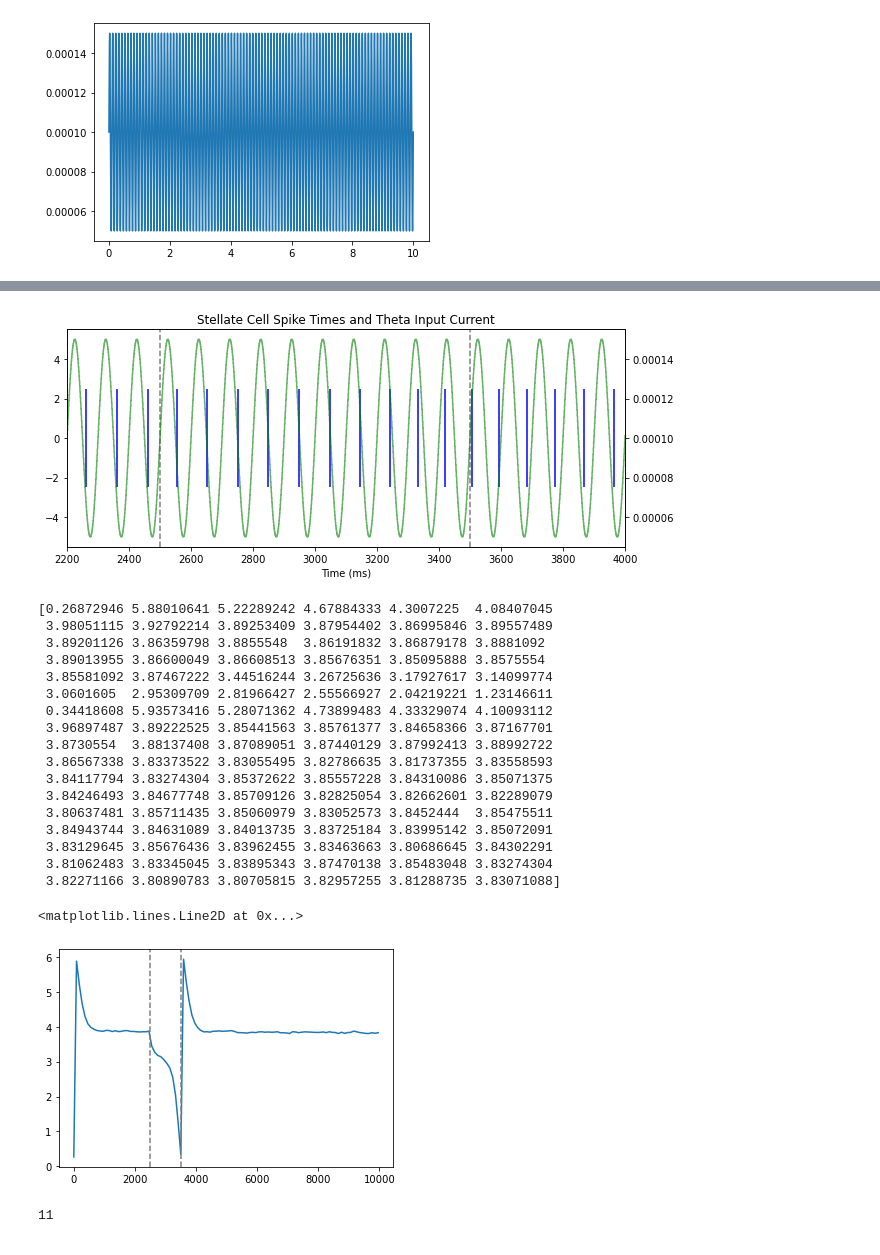
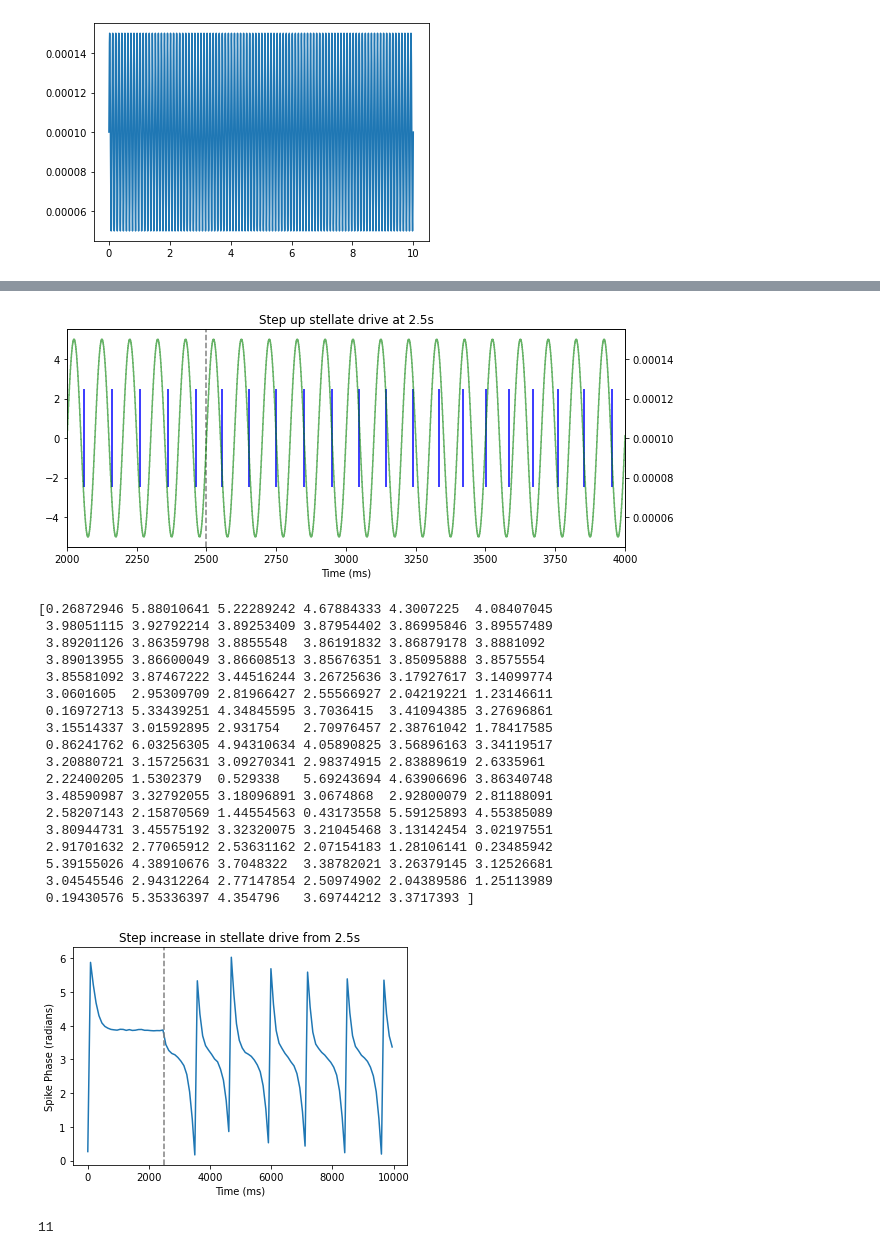
Before and after one commit to tiny-infinity/GridCellsTheta, a Jupyter notebook: amitabha_bose.ipynb, the cells around one changed output, grey strips where cells are left out. Saved outputs shown, nothing was run; the diff lists cells and outputs as text; code cells hidden in the pictures.

Commit message:
short excitatory input shows precess

```diff
--- a/amitabha_bose.ipynb
+++ b/amitabha_bose.ipynb
@@ -109,39 +109,45 @@ ax1 = ax.twinx()
 ax1.plot(time, i_theta.to_python(), color='g', alpha=0.6)
 ax.eventplot(spike_times, lineoffsets=0, colors='blue', linelengths=5)
 ax.set_xlabel('Time (ms)')
-ax.set_title('Stellate Cell Spike Times and Theta Input Current')
-ax.set_xlim(2200,4000)
+ax.set_title('Step up stellate drive at 2.5s')
+ax.set_xlim(2000,4000)
 ax.axvline(x=2500, color='gray', linestyle='--')
-ax.axvline(x=3500, color='gray', linestyle='--')
+#ax.axvline(x=3500, color='gray', linestyle='--')
+plt.savefig("save_figs/theta_spk_times_step_0.png")
 plt.show()
 # %% [output]
-[figure, old version]
+[figure, new version]
 # %%
 spike_phases = freq * 2* np.pi * (np.array(spike_times.to_python())/1000)%(2*np.pi)
 print(spike_phases)
 plt.plot(spike_times.to_python(),spike_phases)
 plt.axvline(x=2500, color='gray', linestyle='--')
-plt.axvline(x=3500, color='gray', linestyle='--')
+plt.xlabel('Time (ms)')
+plt.ylabel('Spike Phase (radians)')
+plt.title("Step increase in stellate drive from 2.5s")
+#plt.axvline(x=3500, color='gray', linestyle='--')
+plt.savefig('save_figs/phase_prec_step_sig_0.png',dpi=300)
+plt.show()
 # %% [output]
 [0.26872946 5.88010641 5.22289242 4.67884333 4.3007225  4.08407045
  3.98051115 3.92792214 3.89253409 3.87954402 3.86995846 3.89557489
  3.89201126 3.86359798 3.8855548  3.86191832 3.86879178 3.8881092
  3.89013955 3.86600049 3.86608513 3.85676351 3.85095888 3.8575554
  3.85581092 3.87467222 3.44516244 3.26725636 3.17927617 3.14099774
  3.0601605  2.95309709 2.81966427 2.55566927 2.04219221 1.23146611
- 0.34418608 5.93573416 5.28071362 4.73899483 4.33329074 4.10093112
- 3.96897487 3.89222525 3.85441563 3.85761377 3.84658366 3.87167701
- 3.8730554  3.88137408 3.87089051 3.87440129 3.87992413 3.88992722
- 3.86567338 3.83373522 3.83055495 3.82786635 3.81737355 3.83558593
- 3.84117794 3.83274304 3.85372622 3.85557228 3.84310086 3.85071375
- 3.84246493 3.84677748 3.85709126 3.82825054 3.82662601 3.82289079
- 3.80637481 3.85711435 3.85060979 3.83052573 3.8452444  3.85475511
- 3.84943744 3.84631089 3.84013735 3.83725184 3.83995142 3.85072091
- 3.83129645 3.85676436 3.83962455 3.83463663 3.80686645 3.84302291
- 3.81062483 3.83345045 3.83895343 3.87470138 3.85483048 3.83274304
- 3.82271166 3.80890783 3.80705815 3.82957255 3.81288735 3.83071088]
+ 0.16972713 5.33439251 4.34845595 3.7036415  3.41094385 3.27696861
+ 3.15514337 3.01592895 2.931754   2.70976457 2.38761042 1.78417585
+ 0.86241762 6.03256305 4.94310634 4.05890825 3.56896163 3.34119517
+ 3.20880721 3.15725631 3.09270341 2.98374915 2.83889619 2.6335961
+ 2.22400205 1.5302379  0.529338   5.69243694 4.63906696 3.86340748
+ 3.48590987 3.32792055 3.18096891 3.0674868  2.92800079 2.81188091
+ 2.58207143 2.15870569 1.44554563 0.43173558 5.59125893 4.55385089
+ 3.80944731 3.45575192 3.32320075 3.21045468 3.13142454 3.02197551
+ 2.91701632 2.77065912 2.53631162 2.07154183 1.28106141 0.23485942
+ 5.39155026 4.38910676 3.7048322  3.38782021 3.26379145 3.12526681
+ 3.04545546 2.94312264 2.77147854 2.50974902 2.04389586 1.25113989
+ 0.19430576 5.35336397 4.354796   3.69744212 3.3717393 ]
-<matplotlib.lines.Line2D at 0x...>
-[figure, old version]
+[figure, new version]
 # %%
 print(len(spike_times.to_python()))
 # %% [output]
```
Also changed, not shown: parts of 2 cells of this notebook.
